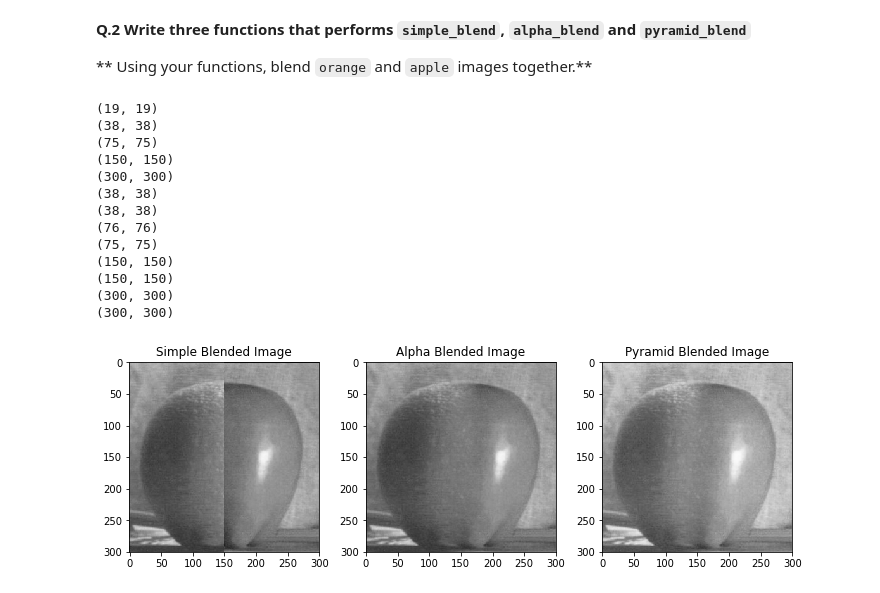
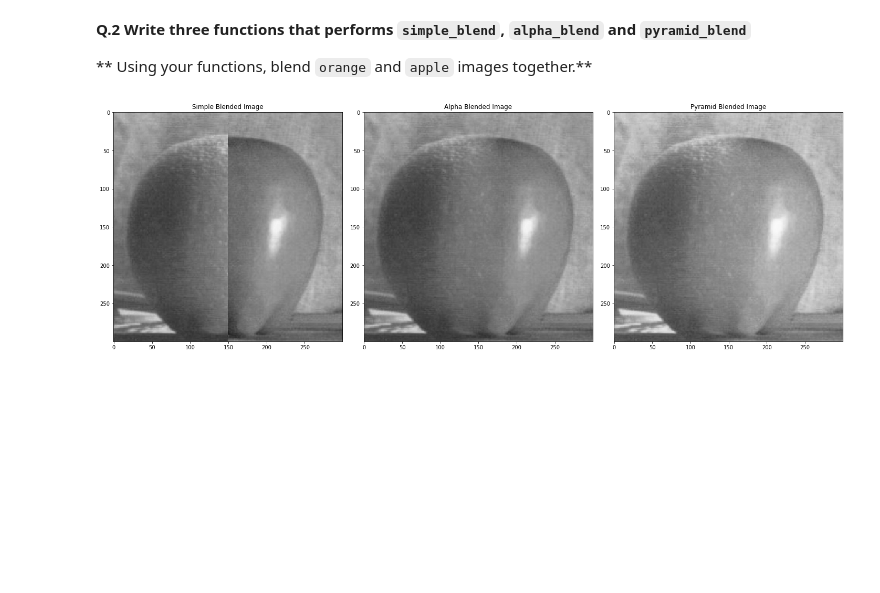
Before and after one commit to briannaburton/B31XB-IIP-TP-1718, a Jupyter notebook: 3-interpolation-blending/3-interpolation-blending.ipynb, the cells around one changed output. Saved outputs shown, nothing was run; the diff lists cells and outputs as text; code cells hidden in the pictures; blank space fills up the shorter version.

```diff
--- a/3-interpolation-blending/3-interpolation-blending.ipynb
+++ b/3-interpolation-blending/3-interpolation-blending.ipynb
@@ -214,42 +207,30 @@ def pyramid_blend (image1, image2):
     return(blended_image)
 # %%
+#Import the apple and orange images
 img_name = 'orange.jpeg'
 orange = io.imread(img_path.__add__(img_name),as_grey = True)
 img_name = 'apple.jpeg'
 apple = io.imread(img_path.__add__(img_name),as_grey = True)
 
-
+#Perform the required blending of the images using the function defined above
 simple_orpple = simple_blend(orange,apple)
 alpha_orpple = alpha_blend(orange, apple)
 pyramid_orpple = pyramid_blend(orange,apple)
 
 
 #Plot the images together to compare
-fig = plt.figure(figsize=(10, 10))
+fig = plt.figure(figsize=(20, 20))
 
 plt.subplot(131)
 io.imshow(simple_orpple)
 plt.title("Simple Blended Image")
 
 plt.subplot(132)
 io.imshow(alpha_orpple)
 plt.title("Alpha Blended Image")
 
 plt.subplot(133)
 io.imshow(pyramid_orpple, cmap = cm.Greys_r)
 plt.title("Pyramid Blended Image");
 # %% [output]
-(19, 19)
-(38, 38)
-(75, 75)
-(150, 150)
-(300, 300)
-(38, 38)
-(38, 38)
-(76, 76)
-(75, 75)
-(150, 150)
-(150, 150)
-(300, 300)
-(300, 300)
-[figure, old version]
+[figure, new version]
```
Also changed, not shown: parts of 1 cell of this notebook.
